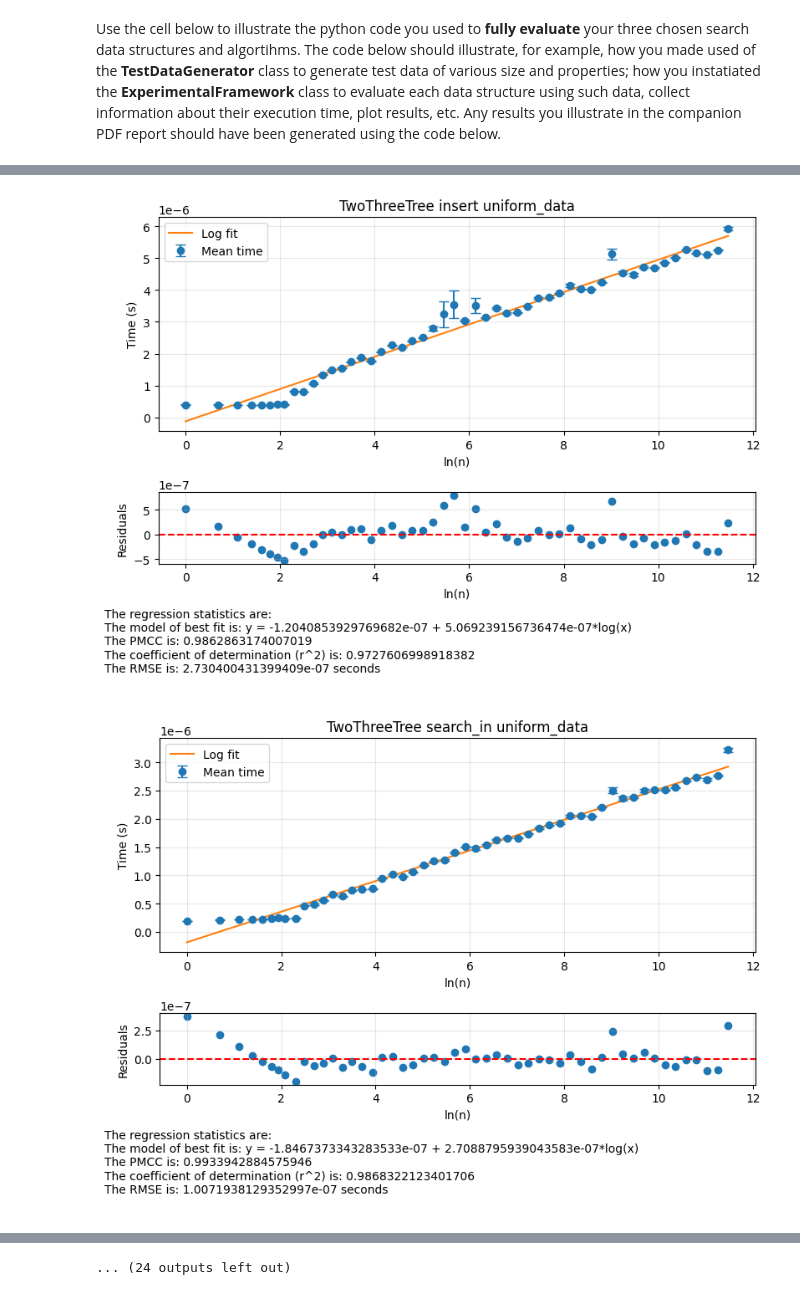
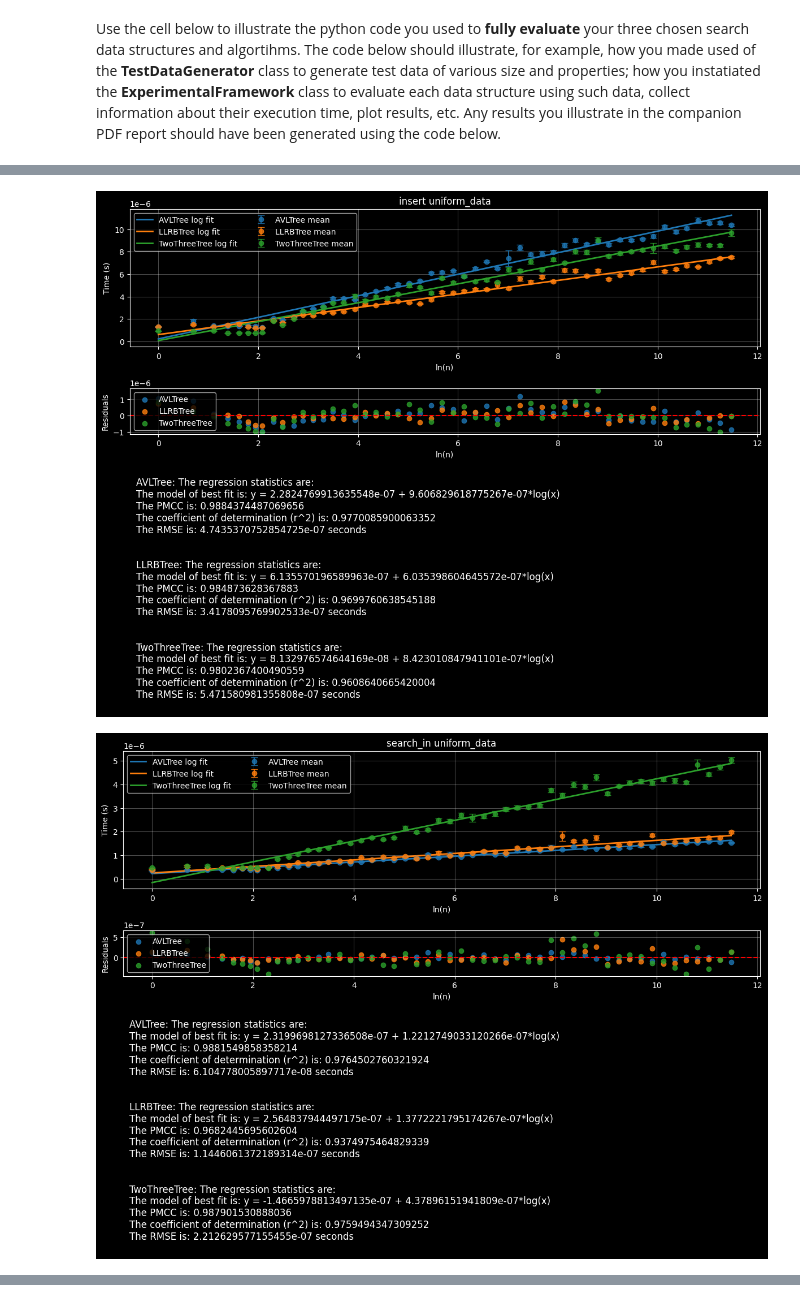
Before and after one commit to xpzhxhm/AlgorithmCoursework, a Jupyter notebook: group_XXX_COMP0005_code.ipynb, the cells around one changed output, grey strips where cells are left out. Drawn from its saved outputs; the diff is of its cells as text; code cells hidden in the pictures.

Commit message:
I think I fixed things
- This should be the version with overlayed graphs
- Sorry for flooding github with pointless commits

```diff
--- a/group_XXX_COMP0005_code.ipynb
+++ b/group_XXX_COMP0005_code.ipynb
@@ -1281,30 +1281,49 @@ Timing distribution: <bound method TestDataGenerator.uniform_data of <__main__.T
 # %%
 import matplotlib.pyplot as plt
+from collections import defaultdict
+
+grouped_graphs = defaultdict(list)
+
 for graph in graphs_to_draw:
-  fig, (ax1, ax2) = plt.subplots(2, 1, figsize=(8, 6), gridspec_kw={"height_ratios": [3, 1]})
+  structure, experiment, distribution = graph.title.split(' ', 2)
+  grouped_graphs[(experiment, distribution)].append((structure, graph))
 
-  x = graph.logged_x_data
-  y = graph.y_data
-  y_fit = [graph.a + graph.b * xi for xi in x]
+colours = ['tab:blue', 'tab:orange', 'tab:green']
 
-  ax1.errorbar(x, y, yerr=graph.errors, fmt='o', capsize=4, label='Mean time')
-  ax1.plot(x, y_fit, '-', label='Log fit')
-  ax1.set_title(graph.title)
+for (experiment, distribution), group in grouped_graphs.items():
+  fig, (ax1, ax2, ax3) = plt.subplots(
+      3, 1, figsize=(12, 9), gridspec_kw={"height_ratios": [3, 1, 2]})
+  summary_lines = []
+
+  for colour, (structure, graph) in zip(colours, sorted(group, key=lambda item: item[0])):
+    x = graph.logged_x_data
+    y = graph.y_data
+    y_fit = [graph.a + graph.b * xi for xi in x]
+
+    ax1.errorbar(x, y, yerr=graph.errors, fmt='o', color=colour, capsize=4, alpha=0.8, label=f'{structure} mean')
+    ax1.plot(x, y_fit, '-', color=colour, linewidth=2, label=f'{structure} log fit')
+    ax2.scatter(x, graph.residuals, color=colour, alpha=0.8, label=structure)
+
+    summary_lines.append(f'{structure}: {graph.summary_text}')
+
+  ax1.set_title(f'{experiment} {distribution}')
   ax1.set_xlabel('ln(n)')
   ax1.set_ylabel('Time (s)')
-  ax1.legend()
+  ax1.legend(ncol=2)
   ax1.grid(True, alpha=0.3)
   ax1.ticklabel_format(axis='y', style='sci', scilimits=(-6, -6))
 
-  ax2.scatter(x, graph.residuals)
   ax2.axhline(0, color='red', linestyle='--')
   ax2.set_xlabel('ln(n)')
   ax2.set_ylabel('Residuals')
+  ax2.legend()
   ax2.grid(True, alpha=0.3)
 
-  fig.text(0, 0, graph.summary_text, fontsize=10, va='bottom')
-  plt.tight_layout(rect=(0, 0.15, 1, 1))
+  ax3.axis('off')
+  ax3.text(0.01, 0.98, '\n\n'.join(summary_lines), fontsize=12, va='top', ha='left', transform=ax3.transAxes)
+
+  plt.tight_layout()
   plt.show()
 # %% [output]
-[figure, old version]
+[figure, new version]
-[figure, old version]
+[figure, new version]
@@ -1321 +1339,0 @@ for graph in graphs_to_draw:
-... (24 outputs left out)
```
Also changed, not shown: parts of 2 cells of this notebook.
